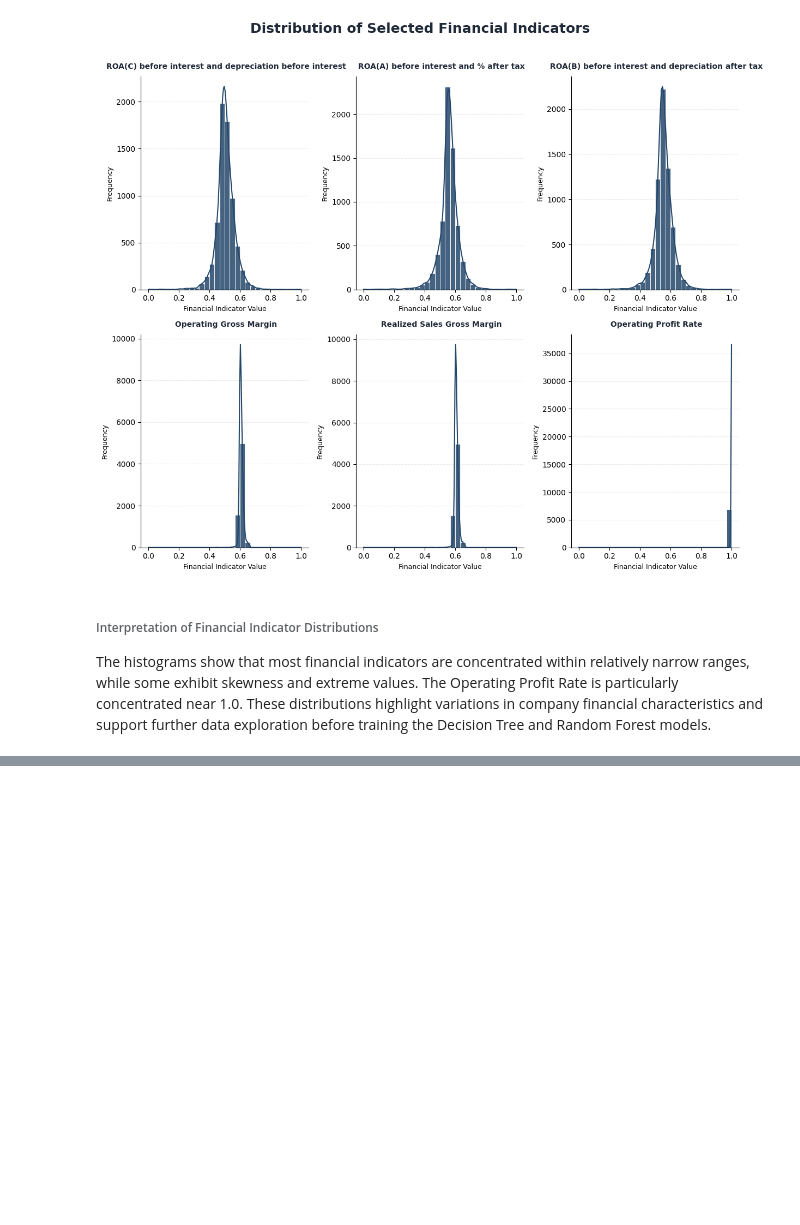
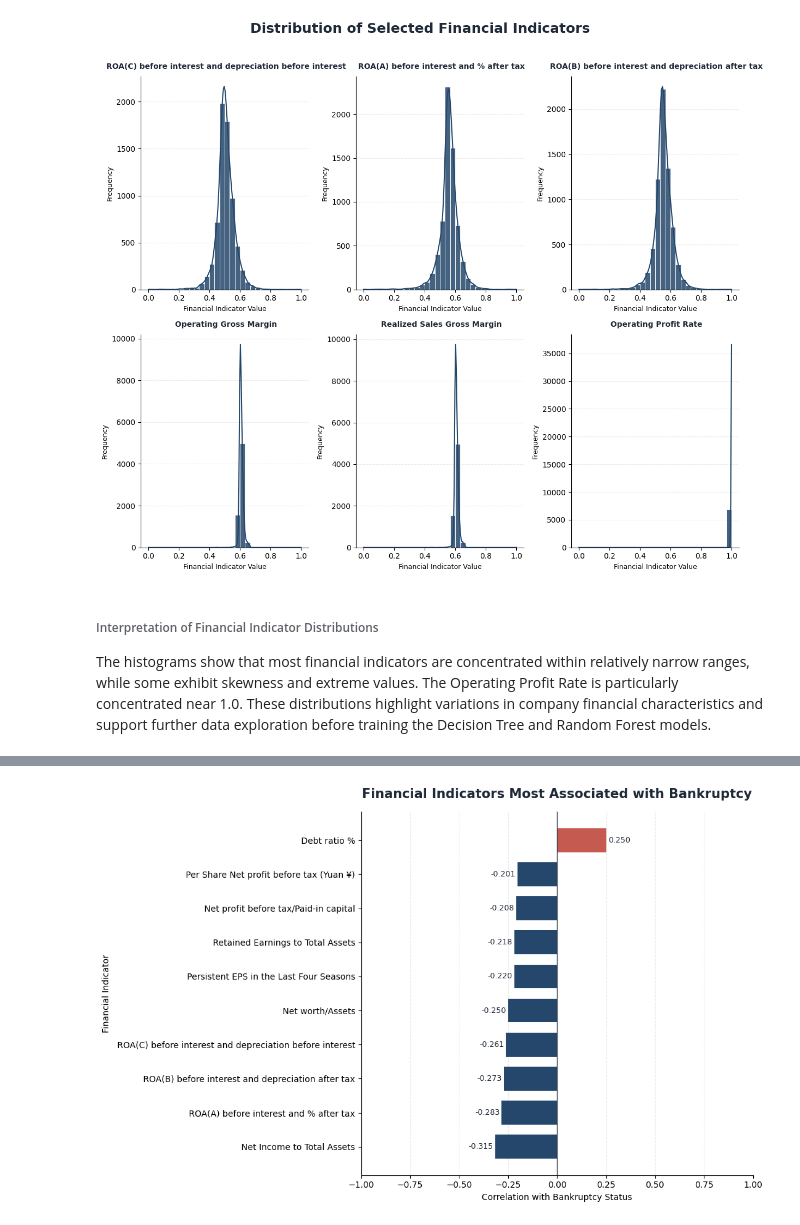
Before and after one commit to Clinton1029/bankruptcy_pred, a Jupyter notebook: Bankruptcy.ipynb, the cells around one changed output, grey strips where cells are left out. Drawn from its saved outputs; the diff is of its cells as text; code cells hidden in the pictures; blank space fills up the shorter version.

```diff
--- a/Bankruptcy.ipynb
+++ b/Bankruptcy.ipynb
@@ -552,0 +557,86 @@ The histograms show that most financial indicators are concentrated within relat
+# %%
+
+# Calculate correlations using numerical variables in the dataset.
+correlation_values = df.select_dtypes(include=np.number).corr()["Bankrupt"]
+
+# Exclude the target variable from the financial indicator analysis.
+correlation_values = correlation_values.drop("Bankrupt")
+
+# Select the ten indicators with the strongest absolute correlations.
+top_correlations = correlation_values.loc[
+    correlation_values.abs().nlargest(10).index
+]
+
+# Sort the selected indicators by their signed correlation values.
+top_correlations = top_correlations.sort_values()
+
+# Assign different colours to positive and negative correlations.
+bar_colors = [
+    "#C45A50" if value > 0 else "#24476B"
+    for value in top_correlations.values
+]
+
+# Create a professional horizontal bar chart.
+fig, ax = plt.subplots(figsize=(11, 7), facecolor="white")
+
+# Plot the correlations using the defined colours.
+ax.barh(
+    top_correlations.index,
+    top_correlations.values,
+    color=bar_colors,
+    height=0.7
+)
+
+# Add a descriptive chart title.
+ax.set_title(
+    "Financial Indicators Most Associated with Bankruptcy",
+    fontsize=15,
+    fontweight="bold",
+    color="#1F2937",
+    pad=16
+)
+
+# Label both axes.
+ax.set_xlabel("Correlation with Bankruptcy Status", fontsize=10)
+ax.set_ylabel("Financial Indicator", fontsize=10)
+
+# Add a vertical reference line at zero correlation.
+ax.axvline(0, color="#374151", linewidth=1)
+
+# Add subtle horizontal gridlines.
+ax.grid(axis="x", linestyle="--", alpha=0.25)
+ax.set_axisbelow(True)
+
+# Remove unnecessary chart borders.
+ax.spines["top"].set_visible(False)
+ax.spines["right"].set_visible(False)
+
+# Add numerical correlation labels beside each bar.
+for position, value in enumerate(top_correlations.values):
+    # Place positive labels to the right and negative labels to the left.
+    offset = 0.01 if value >= 0 else -0.01
+
+    # Align the label according to the sign of the correlation.
+    ax.text(
+        value + offset,
+        position,
+        f"{value:.3f}",
+        va="center",
+        ha="left" if value >= 0 else "right",
+        fontsize=9,
+        color="#1F2937"
+    )
+
+# Adjust the horizontal limits to provide space for the labels.
+ax.set_xlim(
+    min(-1, top_correlations.min() - 0.12),
+    max(1, top_correlations.max() + 0.12)
+)
+
+# Improve the overall spacing.
+plt.tight_layout()
+
+# Display the visualization.
+plt.show()
+# %% [output]
+[figure, added]
```
Also changed, not shown: parts of 1 cell of this notebook.
